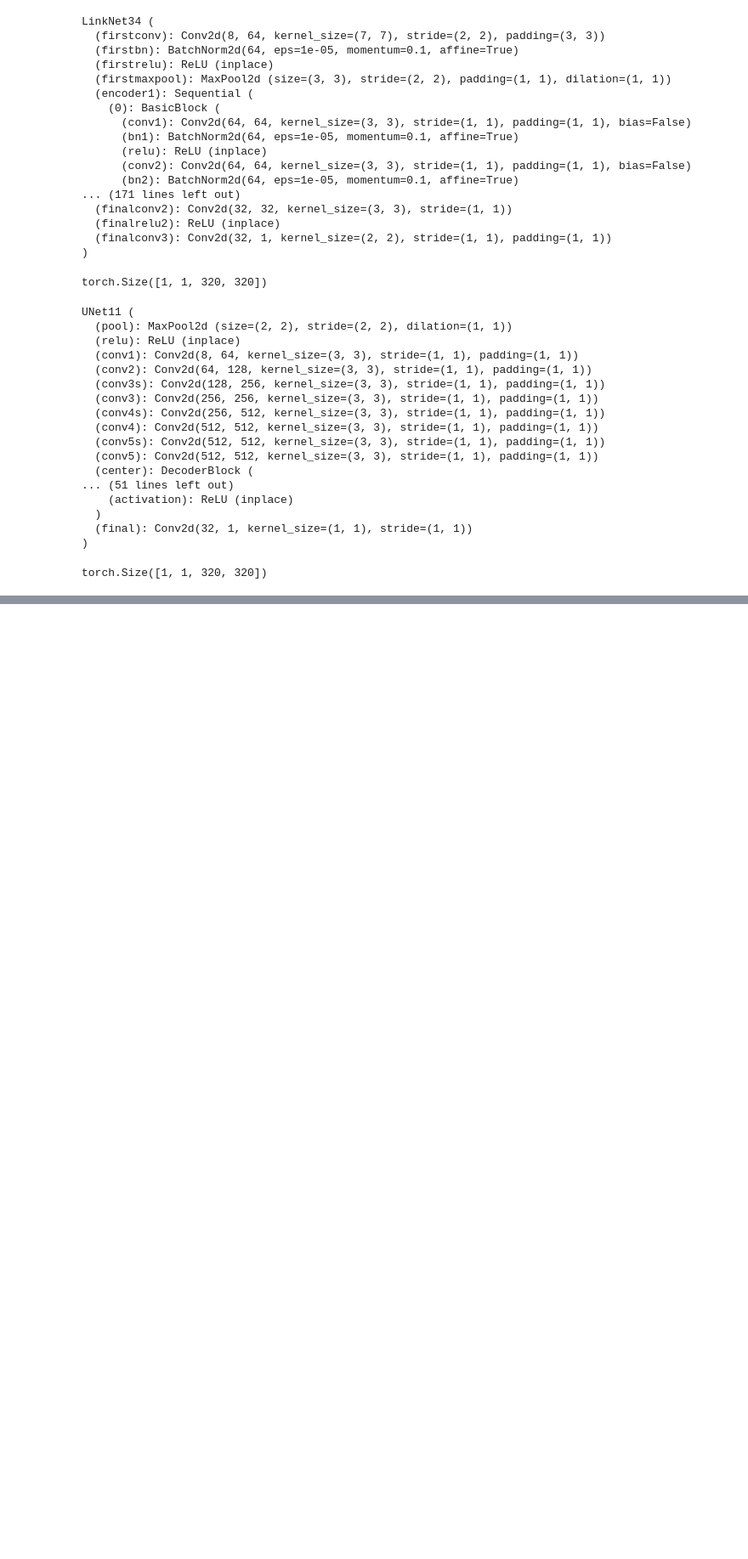
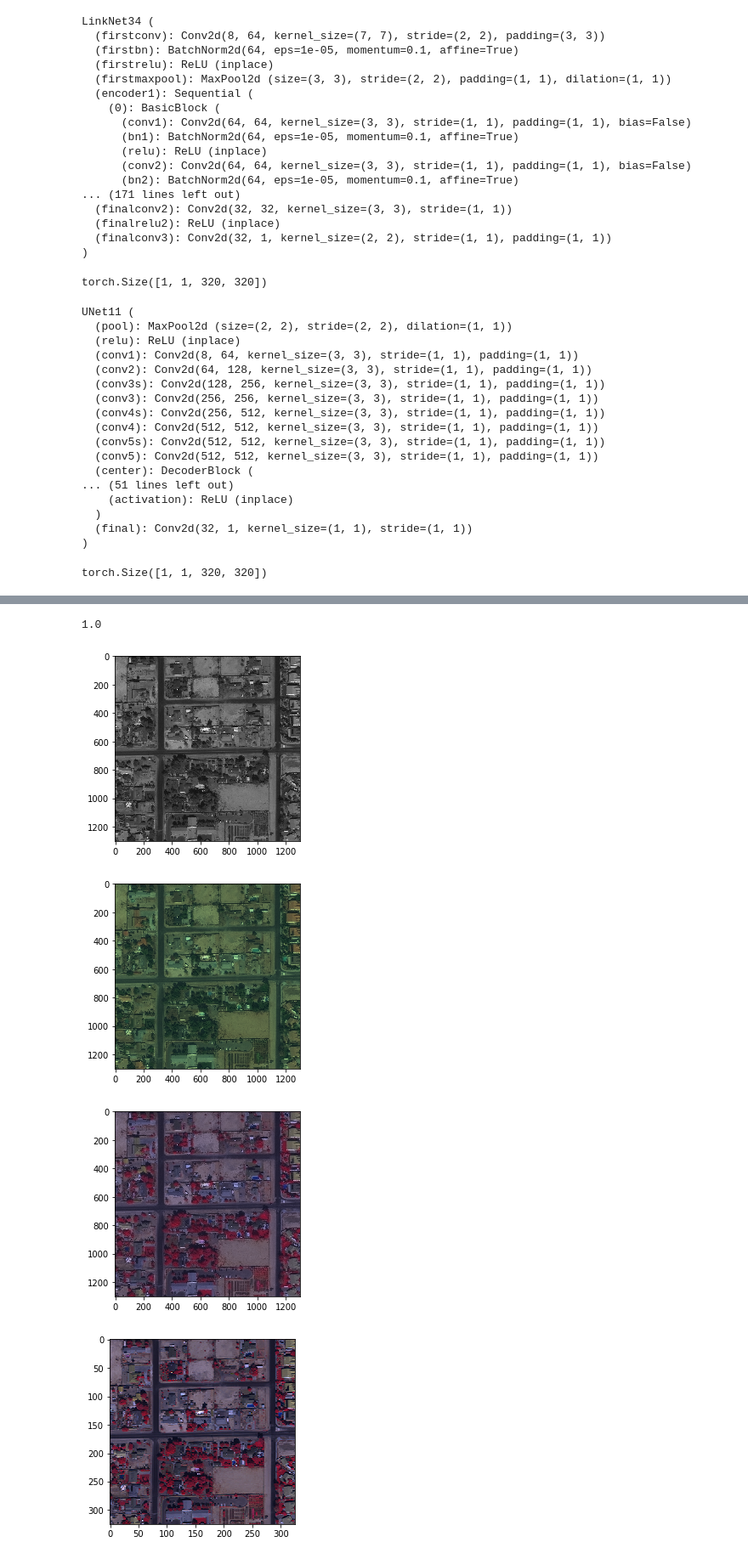
Before and after one commit to snakers4/spacenet-three, a Jupyter notebook: src/test_config.ipynb, the cells around one changed output, grey strips where cells are left out. Shown at 85% size. Cells and saved outputs as stored; diff of their text form; code cells hidden in the pictures; blank space fills up the shorter version.

```diff
--- a/src/test_config.ipynb
+++ b/src/test_config.ipynb
@@ -450,0 +493,2 @@ torch.Size([1, 1, 320, 320])
+# %%
+sample = meta_df[meta_df.img_subfolders.str.contains("AOI_2_Vegas_img885") ]
@@ -450,0 +503,48 @@ torch.Size([1, 1, 320, 320])
+# %%
+img_path1 = os.path.join(data_prefix,sample[sample.img_folders=='PAN'].img_files.values[0],sample[sample.img_folders=='PAN'].img_folders.values[0],sample[sample.img_folders=='PAN'].img_subfolders.values[0])
+img_path2 = os.path.join(data_prefix,sample[sample.img_folders=='RGB-PanSharpen'].img_files.values[0],sample[sample.img_folders=='RGB-PanSharpen'].img_folders.values[0],sample[sample.img_folders=='RGB-PanSharpen'].img_subfolders.values[0])
+img_path3 = os.path.join(data_prefix,sample[sample.img_folders=='MUL-PanSharpen'].img_files.values[0],sample[sample.img_folders=='MUL-PanSharpen'].img_folders.values[0],sample[sample.img_folders=='MUL-PanSharpen'].img_subfolders.values[0])
+img_path4 = os.path.join(data_prefix,sample[sample.img_folders=='MUL'].img_files.values[0],sample[sample.img_folders=='MUL'].img_folders.values[0],sample[sample.img_folders=='MUL'].img_subfolders.values[0])
+# %%
+import numpy as np
+
+img1 = read_image(preset_dict['pan'],img_path1)
+img2 = read_image(preset_dict['rgb_ps'],img_path2)
+img3 = read_image(preset_dict['mul_ps_vegetation'],img_path3)
+img4 = read_image(preset_dict['mul_vegetation'],img_path4)
+# %%
+img1.max()
+# %% [output]
+1.0
+# %%
+plt.imshow(img1)
+img1 += -img1.min()
+img1 *= (1/img1.max())
+plt.show()
+# %%
+import matplotlib.pyplot as plt
+
+plt.imshow(img1)
+img1 += -imga1.min()
+img1 *= (1/img1.max())
+plt.show()
+
+plt.imshow(img2)
+img2 += -img2.min()
+img2 *= (1/img2.max())
+plt.show()
+
+plt.imshow(img3)
+img3 += -img3.min()
+img3 *= (1/img3.max())
+plt.show()
+
+plt.imshow(img4)
+img4 += -img4.min()
+img4 *= (1/img4.max())
+plt.show()
+# %% [output]
+[figure, added]
+[figure, added]
+[figure, added]
+[figure, added]
```
Also changed, not shown: parts of 13 cells of this notebook, 4 other files.
